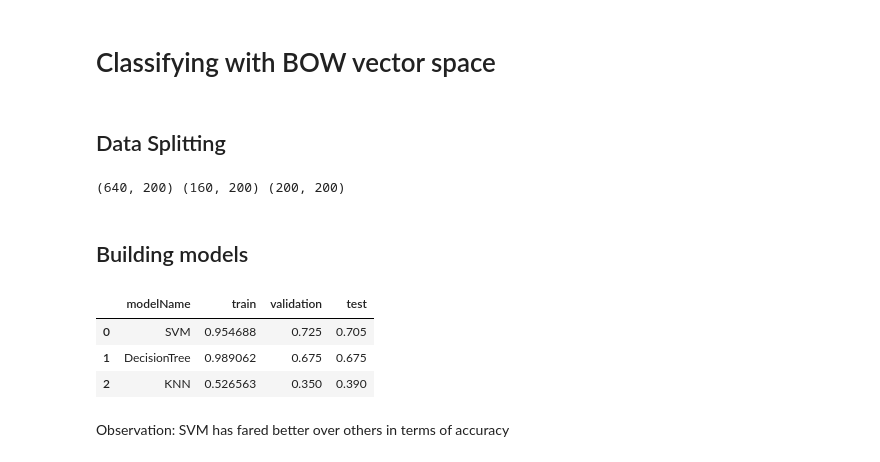
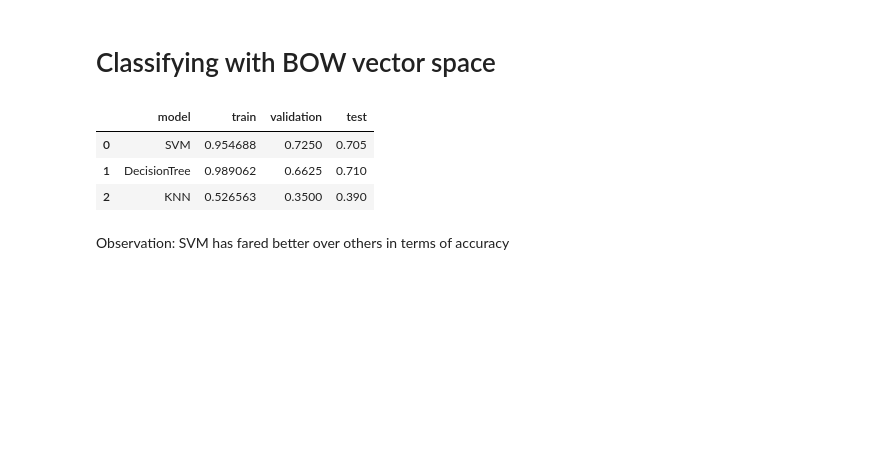
Before and after one commit to bhaskars9/Text-Classification, a Jupyter notebook: TextClassification.ipynb, the cells around one changed output. Saved outputs shown, nothing was run; the diff lists cells and outputs as text; code cells hidden in the pictures; blank space fills up the shorter version.

```diff
--- a/TextClassification.ipynb
+++ b/TextClassification.ipynb
@@ -92,46 +94,42 @@ sns.heatmap(TFIDF_df, cbar =False,yticklabels = False, cmap = 'rocket_r').set(ti
+# %%
+def modelResults(X,y):
+    X_train, X_test, y_train, y_test = train_test_split(X, y, test_size=0.2, random_state = 42)
+    X_train, X_val, y_train, y_val = train_test_split(X_train, y_train, test_size=0.2, random_state = 42)
+
+    #print('train',X_train.shape,'val', X_val.shape,'test', X_test.shape)
+
+    algorithms = {
+                'SVM' : SVC(),
+                'DecisionTree' : DecisionTreeClassifier(),
+                'KNN' : KNeighborsClassifier()
+                }
+
+    trainAcc, valAcc, testAcc =[],[],[]
+
+    for model_name, model  in algorithms.items():
+        pipeline = Pipeline(steps = [('classifier',model)])
+
+        model = pipeline.fit(X_train,y_train)
+
+        trainPreds = model.predict(X_train)
+        valPreds = model.predict(X_val)
+        testPreds = model.predict(X_test)
+
+        trainAcc.append(asc(y_train, trainPreds))
+        valAcc.append(asc(y_val,valPreds))
+        testAcc.append(asc(y_test, testPreds))
+
+    tab_dict = {'model' : algorithms.keys(), 'train':trainAcc, 'validation':valAcc, 'test':testAcc}
+    return pd.DataFrame(tab_dict)
 # %% [markdown]
 # Classifying with BOW vector space
-# %% [markdown]
-## Data Splitting
-# %%
-X_train, X_test, y_train, y_test = train_test_split(BOW_df, df.label, test_size=0.2, random_state = 42)
-X_train, X_val, y_train, y_val = train_test_split(X_train, y_train, test_size=0.2, random_state = 42)
-
-print(X_train.shape, X_val.shape, X_test.shape)
-# %% [output]
-(640, 200) (160, 200) (200, 200)
-# %% [markdown]
-## Building models
-# %%
-algorithms = {
-            'SVM' : SVC(),
-            'DecisionTree' : DecisionTreeClassifier(),
-            'KNN' : KNeighborsClassifier()
-            }
-
-trainAcc, valAcc, testAcc =[],[],[]
-
-for model_name, model  in algorithms.items():
-    pipeline = Pipeline(steps = [('classifier',model)])
-
-    model = pipeline.fit(X_train,y_train)
-
-    trainPreds = model.predict(X_train)
-    valPreds = model.predict(X_val)
-    testPreds = model.predict(X_test)
-
-    trainAcc.append(asc(y_train, trainPreds))
-    valAcc.append(asc(y_val,valPreds))
-    testAcc.append(asc(y_test, testPreds))
-
-tab_dict = {'modelName' : algorithms.keys(), 'train':trainAcc, 'validation':valAcc, 'test':testAcc}
-results = pd.DataFrame(tab_dict)
-results
-# %% [output]
-|  | modelName | train | validation | test |
-| 0 | SVM | 0.954688 | 0.725 | 0.705 |
-| 1 | DecisionTree | 0.989062 | 0.675 | 0.675 |
-| 2 | KNN | 0.526563 | 0.350 | 0.390 |
+# %%
+modelResults(BOW_df,df.label)
+# %% [output]
+|  | model | train | validation | test |
+| 0 | SVM | 0.954688 | 0.7250 | 0.705 |
+| 1 | DecisionTree | 0.989062 | 0.6625 | 0.710 |
+| 2 | KNN | 0.526563 | 0.3500 | 0.390 |
 # %% [markdown]
 Observation: SVM has fared better over others in terms of accuracy
 # %% [markdown]
```
Also changed, not shown: parts of 6 cells of this notebook.
